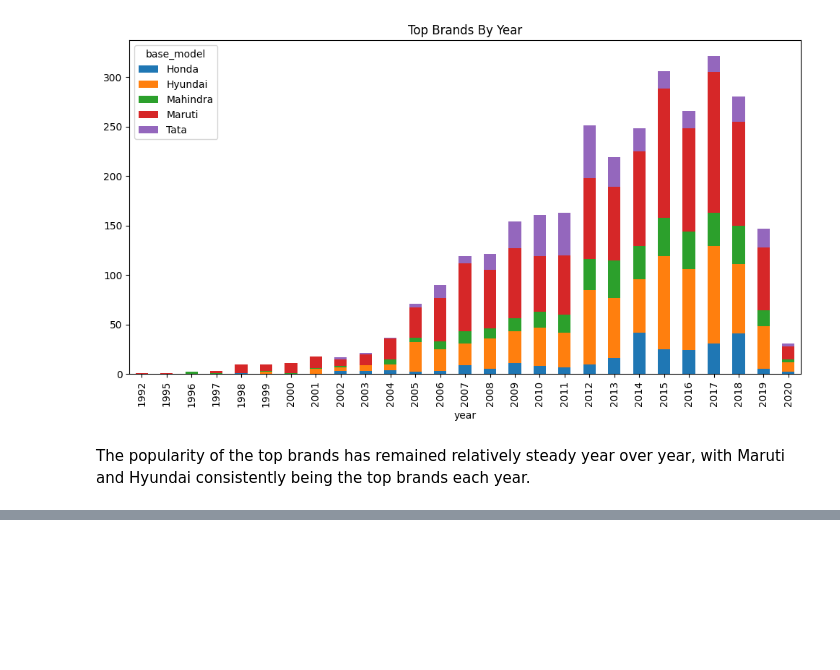
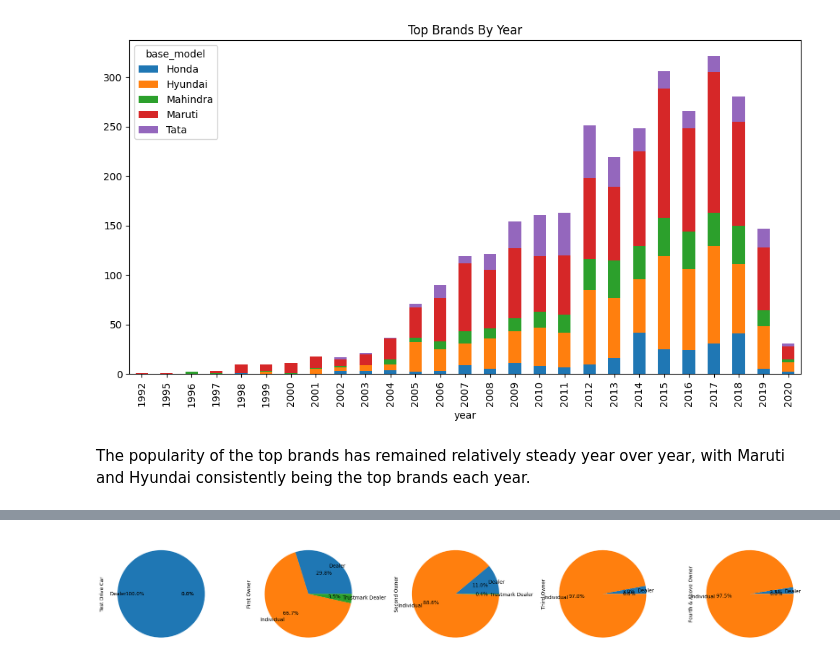
Before and after one commit to leoflewis/631-project-2, a Jupyter notebook: Project-Notebook.ipynb, the cells around one changed output, grey strips where cells are left out. Cells and saved outputs as stored; diff of their text form; code cells hidden in the pictures; blank space fills up the shorter version.

```diff
--- a/Project-Notebook.ipynb
+++ b/Project-Notebook.ipynb
@@ -608,0 +681,10 @@ The popularity of the top brands has remained relatively steady year over year,
+# %%
+df['owner'] = pd.Categorical(df['owner'], ["Test Drive Car", "First Owner",
+                                           "Second Owner", "Third Owner", "Fourth & Above Owner"])
+df = df.sort_values("owner")
+seller_owner = df.groupby(['seller_type', 'owner'], sort = False).size().unstack()
+seller_owner.plot(kind = 'pie', subplots = True, autopct = '%1.1f%%',
+                  figsize = (20, 6), legend = False, labeldistance = 0.8)
+plt.tight_layout()
+# %% [output]
+[figure, added]
```
Also changed, not shown: parts of 35 cells of this notebook.
